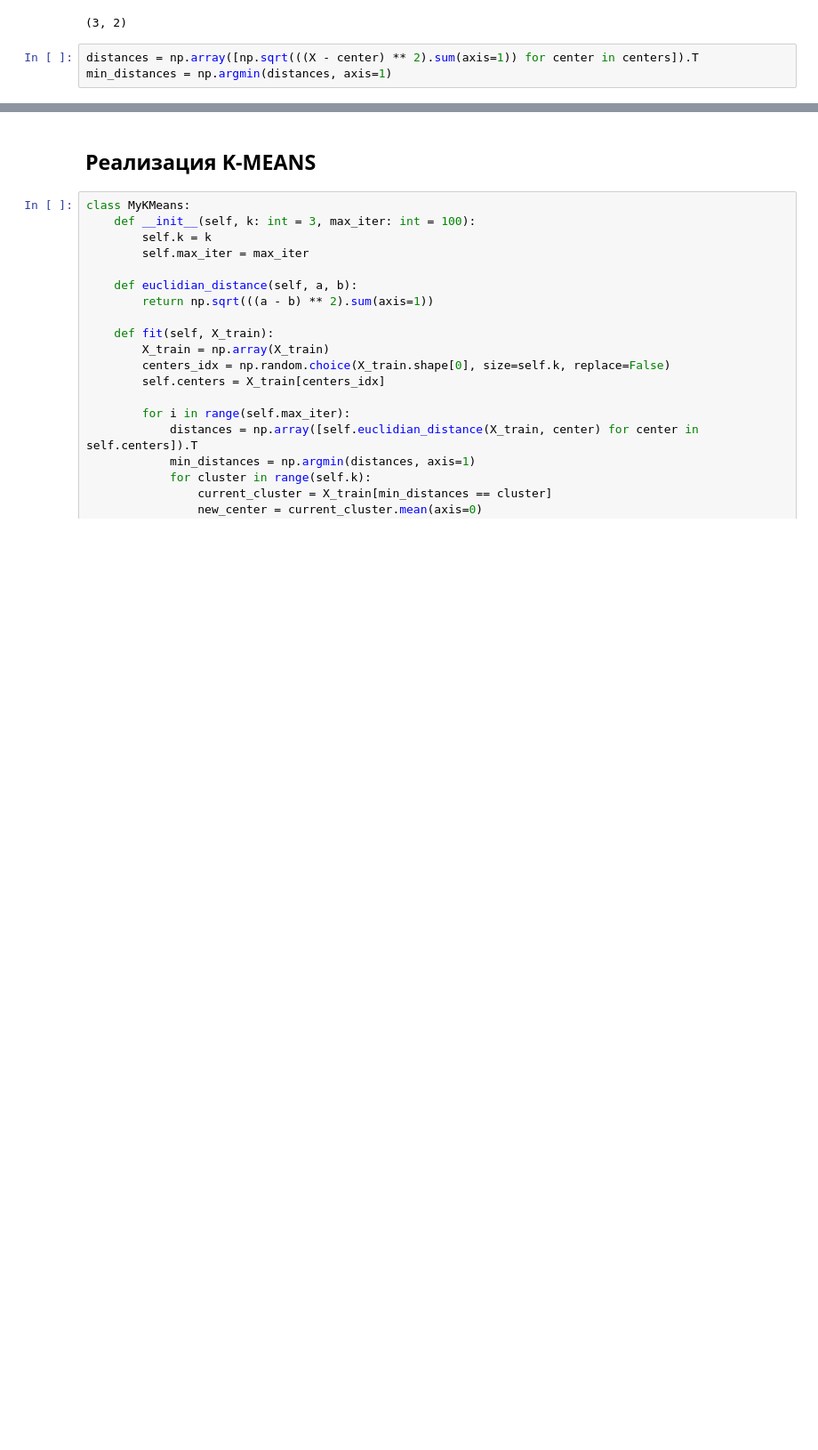
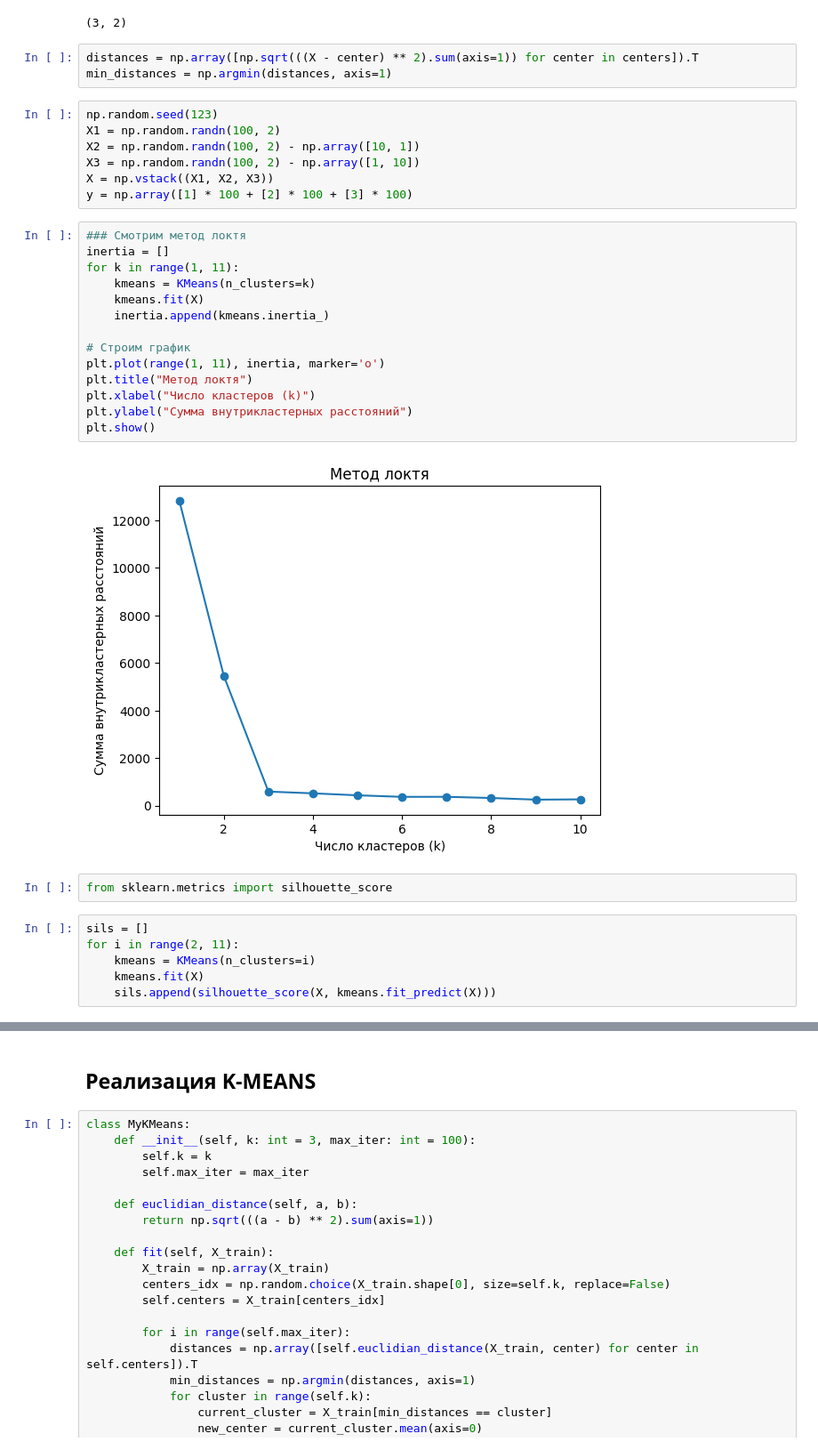
Before and after one commit to YakubovSlava/Lections_DS, a Jupyter notebook: Seminars/10_clustering/clustering.ipynb, the cells around one changed output, grey strips where cells are left out. Shown at 89% size. Saved outputs shown, nothing was run; the diff lists cells and outputs as text; blank space fills up the shorter version.

Commit message:
adding metrics

```diff
--- a/Seminars/10_clustering/clustering.ipynb
+++ b/Seminars/10_clustering/clustering.ipynb
@@ -80,3 +80,34 @@ centers.shape
 # %%
 distances = np.array([np.sqrt(((X - center) ** 2).sum(axis=1)) for center in centers]).T
 min_distances = np.argmin(distances, axis=1)
+# %%
+np.random.seed(123)
+X1 = np.random.randn(100, 2)
+X2 = np.random.randn(100, 2) - np.array([10, 1])
+X3 = np.random.randn(100, 2) - np.array([1, 10])
+X = np.vstack((X1, X2, X3))
+y = np.array([1] * 100 + [2] * 100 + [3] * 100)
+# %%
+### Смотрим метод локтя
+inertia = []
+for k in range(1, 11):
+    kmeans = KMeans(n_clusters=k)
+    kmeans.fit(X)
+    inertia.append(kmeans.inertia_)
+
+# Строим график
+plt.plot(range(1, 11), inertia, marker='o')
+plt.title("Метод локтя")
+plt.xlabel("Число кластеров (k)")
+plt.ylabel("Сумма внутрикластерных расстояний")
+plt.show()
+# %% [output]
+[figure, added]
+# %%
+from sklearn.metrics import silhouette_score
+# %%
+sils = []
+for i in range(2, 11):
+    kmeans = KMeans(n_clusters=i)
+    kmeans.fit(X)
+    sils.append(silhouette_score(X, kmeans.fit_predict(X)))
```
Also changed, not shown: parts of 1 cell of this notebook.
